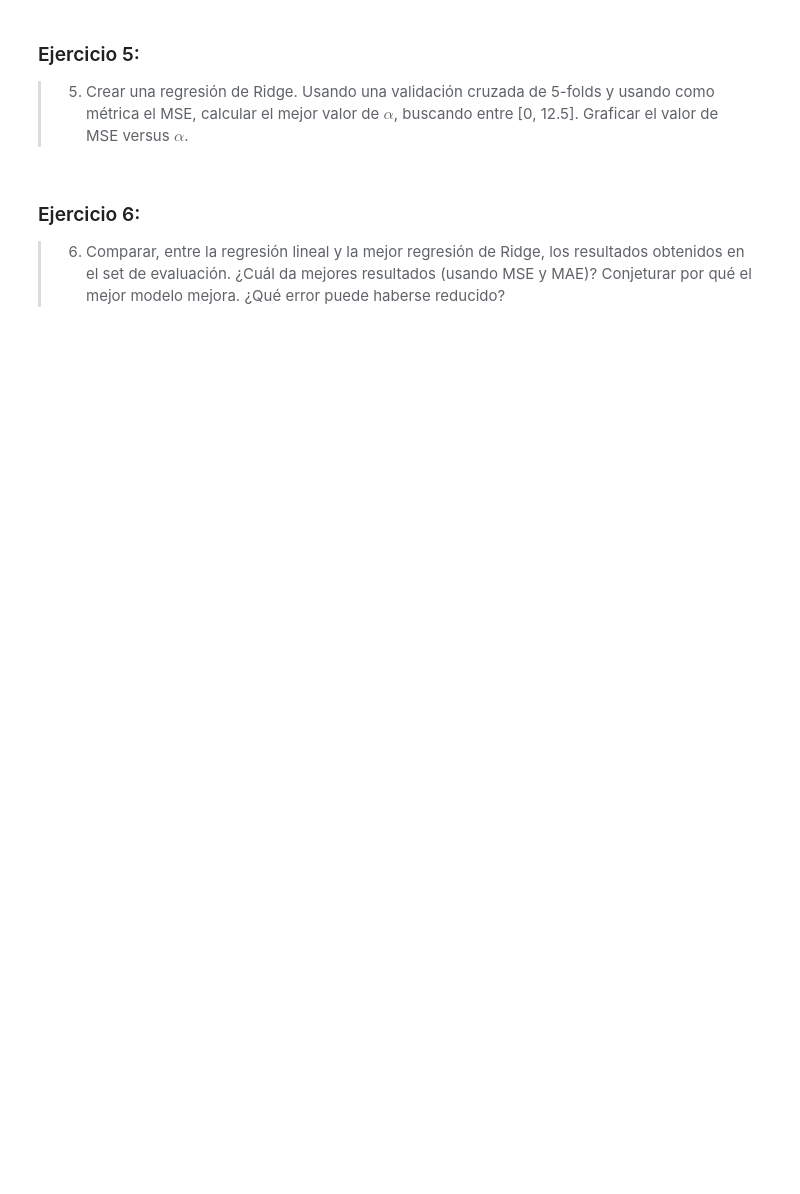
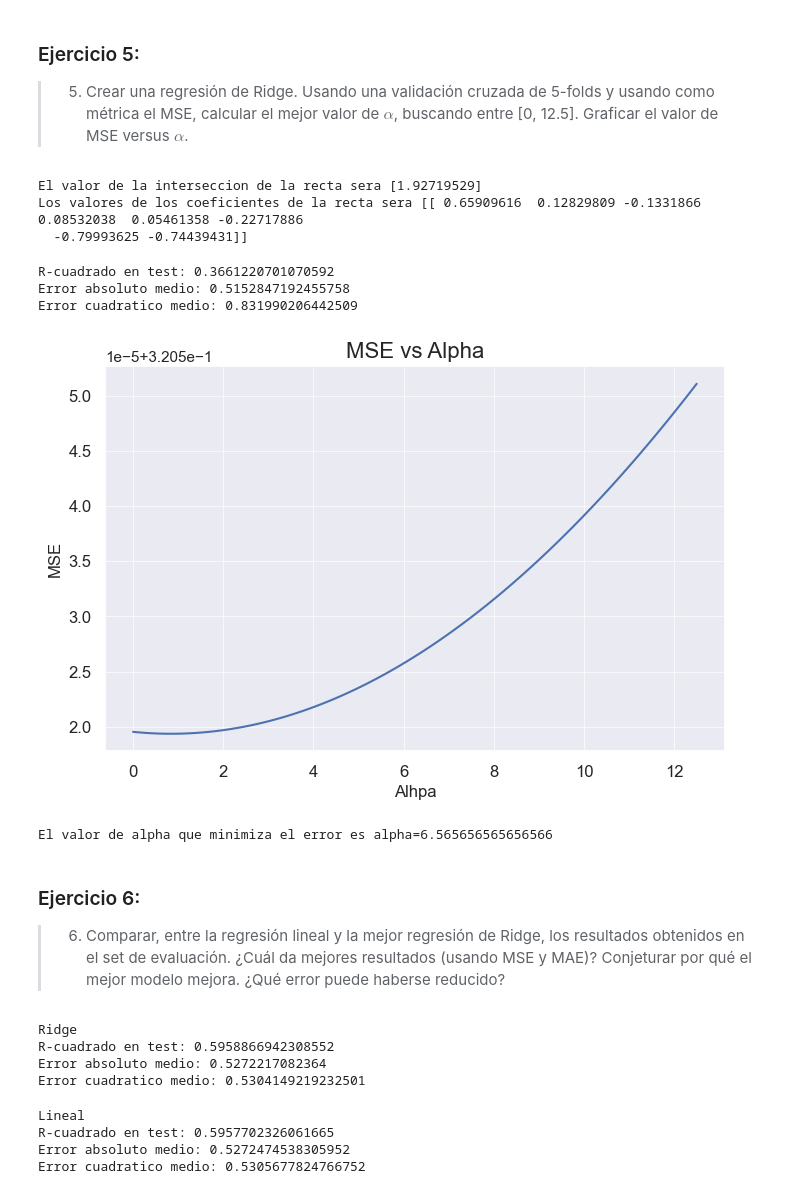
Before and after one commit to brunomaso1/uba-ceia, a Jupyter notebook: ceia-ia/practico/trabajo_practico_2/Trabajo practico 2 - Solucion.ipynb, the cells around one changed output. Drawn from its saved outputs; the diff is of its cells as text; code cells hidden in the pictures; blank space fills up the shorter version.

```diff
--- a/ceia-ia/practico/trabajo_practico_2/Trabajo practico 2 - Solucion.ipynb
+++ b/ceia-ia/practico/trabajo_practico_2/Trabajo practico 2 - Solucion.ipynb
@@ -243,3 +368,15 @@ Desvío estándar del modelo 0.7235848673999719
 
 > 5. Crear una regresión de Ridge. Usando una validación cruzada de 5-folds y usando como métrica el MSE, calcular el mejor valor de $\alpha$, buscando entre [0, 12.5].
 Graficar el valor de MSE versus $\alpha$.
+# %%
+# Modelo Ridge.
+alpha = 10
+ridge_model = Ridge(alpha=alpha)
+
+ridge_model.fit(X_train_scaled, y_train)
+print(f"El valor de la interseccion de la recta sera {ridge_model.intercept_ }")
+print(f"Los valores de los coeficientes de la recta sera {ridge_model.coef_ }")
+# %% [output]
+El valor de la interseccion de la recta sera [1.92719529]
+Los valores de los coeficientes de la recta sera [[ 0.65909616  0.12829809 -0.1331866   0.08532038  0.05461358 -0.22717886
+  -0.79993625 -0.74439431]]
@@ -246,3 +386,48 @@ Graficar el valor de MSE versus $\alpha$.
+# %%
+# Obtenemos los errores del modelo.
+r2_ridge = r2_score(y_test, y_pred) # Cuanto más se acerque a 1 mejor.
+mae_ridge = mean_absolute_error(y_test, y_pred) # Cuanto más se acerque a 0 mejor.
+mse_ridge = mean_squared_error(y_test, y_pred) # Cuanto más se acerque a 0 mejor.
+
+print("R-cuadrado en test:", r2_ridge)
+print("Error absoluto medio:", mae_ridge)
+print("Error cuadratico medio:", mse_ridge)
+# %% [output]
+R-cuadrado en test: 0.3661220701070592
+Error absoluto medio: 0.5152847192455758
+Error cuadratico medio: 0.831990206442509
+# %%
+# Obtenemos una lista de alphas a probar.
+alpha_values = np.linspace(0, 12.5, 100)
+mse_values = []
+
+for alpha in alpha_values:
+    # Creamos el modelo con el alpha actual
+    ridge_model = Ridge(alpha=alpha)
+
+    # Ejecutamos cross validation para ese alpha.
+    cv = cross_val_score(ridge_model, X_train_scaled, y=y_train, scoring="neg_mean_squared_error", cv=5, n_jobs=-1)
+    # cv = cross_val_score(ridge_model, X_train_scaled, y=y_train, scoring="neg_mean_absolute_error", cv=5, n_jobs=-1)
+
+    # Guardamos la media del MSE.
+    mse_values.append(cv.mean()*-1)
+# %%
+# Graficamos.
+plt.figure(figsize=(8, 5))
+plt.plot(alpha_values, mse_values)
+plt.grid(True, linewidth=0.5)
+plt.xlabel('Alhpa')
+plt.ylabel('MSE')
+plt.tick_params(axis='x', labelsize=12)
+plt.tick_params(axis='y', labelsize=12)
+plt.title('MSE vs Alpha', fontsize=16)
+plt.show()
+# %% [output]
+[figure, added]
+# %%
+print(f"El valor de alpha que minimiza el error es alpha={alpha_values[np.argmin(np.array(mse_values))]}")
+# %% [output]
+El valor de alpha que minimiza el error es alpha=6.565656565656566
 # %% [markdown]
 ### Ejercicio 6:
 
@@ -250,0 +449,20 @@ Graficar el valor de MSE versus $\alpha$.
+# %%
+print("Ridge")
+print("R-cuadrado en test:", r2_ridge)
+print("Error absoluto medio:", mae_ridge)
+print("Error cuadratico medio:", mse_ridge)
+# %% [output]
+Ridge
+R-cuadrado en test: 0.5958866942308552
+Error absoluto medio: 0.5272217082364
+Error cuadratico medio: 0.5304149219232501
+# %%
+print("Lineal")
+print("R-cuadrado en test:", r2_lineal)
+print("Error absoluto medio:", mae_lineal)
+print("Error cuadratico medio:", mse_lineal)
+# %% [output]
+Lineal
+R-cuadrado en test: 0.5957702326061665
+Error absoluto medio: 0.5272474538305952
+Error cuadratico medio: 0.5305677824766752
```
Also changed, not shown: parts of 24 cells of this notebook.
